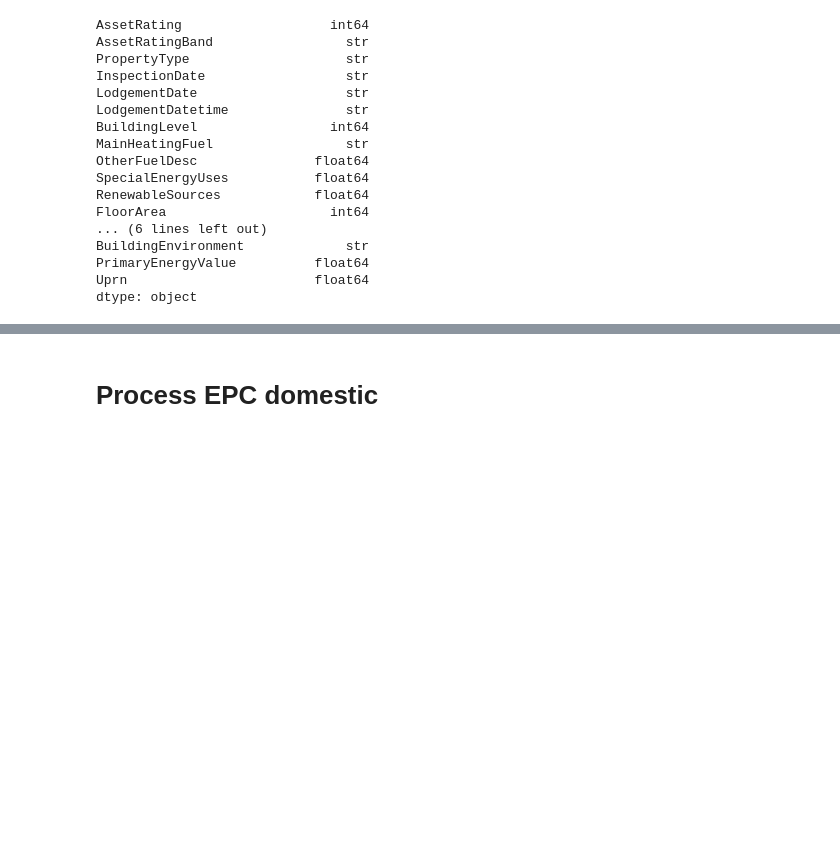
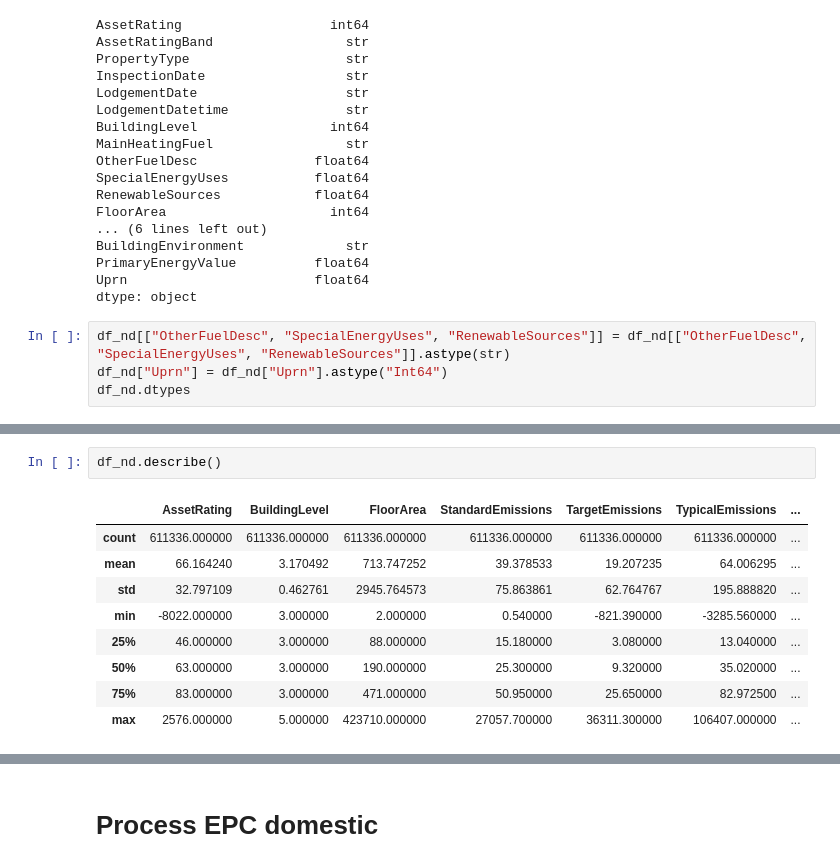
Before and after one commit to iaspidem/epc-learn, a Jupyter notebook: preprocess.ipynb, the cells around one changed output, grey strips where cells are left out. Cells and saved outputs as stored; diff of their text form; blank space fills up the shorter version.

```diff
--- a/preprocess.ipynb
+++ b/preprocess.ipynb
@@ -79,3 +111,7 @@ BuildingEnvironment             str
 PrimaryEnergyValue          float64
 Uprn                        float64
 dtype: object
+# %%
+df_nd[["OtherFuelDesc", "SpecialEnergyUses", "RenewableSources"]] = df_nd[["OtherFuelDesc", "SpecialEnergyUses", "RenewableSources"]].astype(str)
+df_nd["Uprn"] = df_nd["Uprn"].astype("Int64")
+df_nd.dtypes
@@ -81,0 +148,12 @@ dtype: object
+# %%
+df_nd.describe()
+# %% [output]
+|  | AssetRating | BuildingLevel | FloorArea | StandardEmissions | TargetEmissions | TypicalEmissions | ... |
+| count | 611336.000000 | 611336.000000 | 611336.000000 | 611336.000000 | 611336.000000 | 611336.000000 | ... |
+| mean | 66.164240 | 3.170492 | 713.747252 | 39.378533 | 19.207235 | 64.006295 | ... |
+| std | 32.797109 | 0.462761 | 2945.764573 | 75.863861 | 62.764767 | 195.888820 | ... |
+| min | -8022.000000 | 3.000000 | 2.000000 | 0.540000 | -821.390000 | -3285.560000 | ... |
+| 25% | 46.000000 | 3.000000 | 88.000000 | 15.180000 | 3.080000 | 13.040000 | ... |
+| 50% | 63.000000 | 3.000000 | 190.000000 | 25.300000 | 9.320000 | 35.020000 | ... |
+| 75% | 83.000000 | 3.000000 | 471.000000 | 50.950000 | 25.650000 | 82.972500 | ... |
+| max | 2576.000000 | 5.000000 | 423710.000000 | 27057.700000 | 36311.300000 | 106407.000000 | ... |
```
Also changed, not shown: parts of 6 cells of this notebook.
